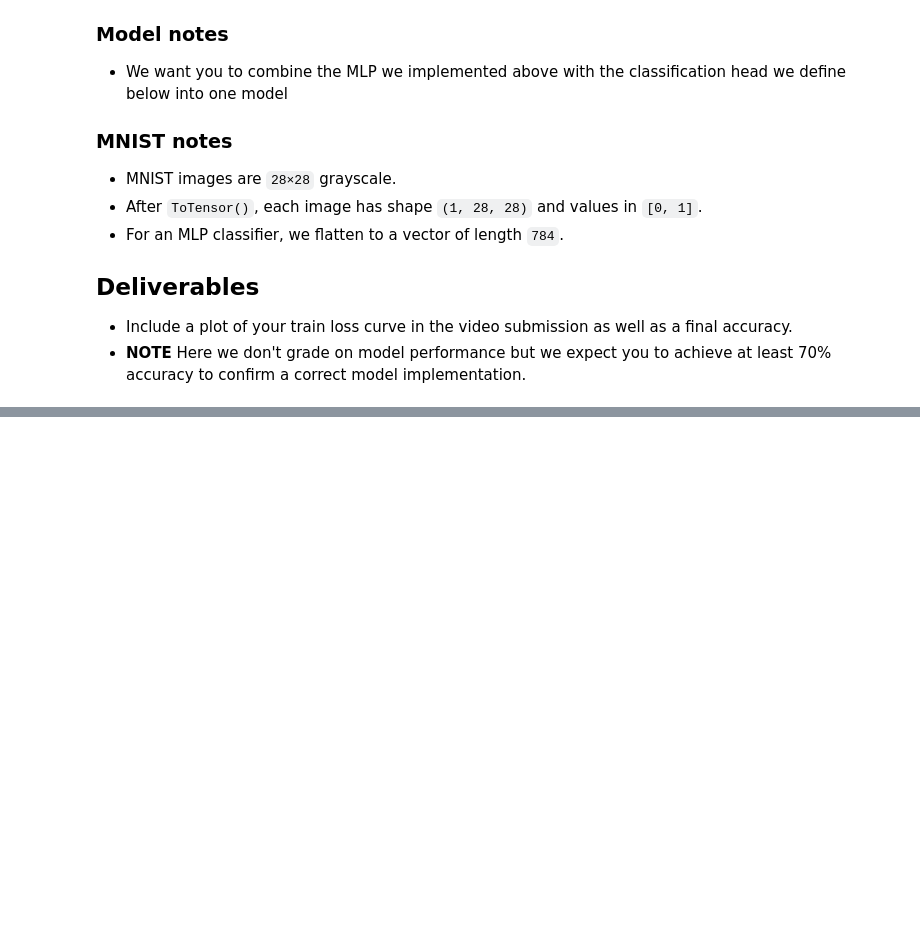
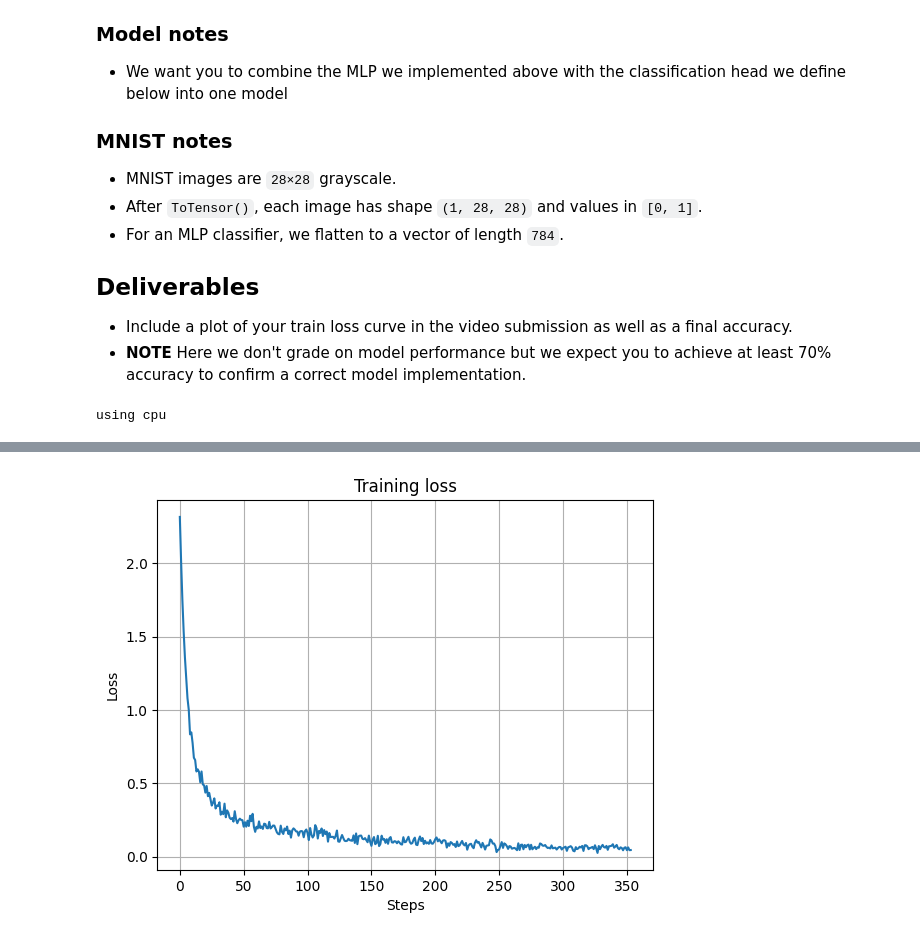
Before and after one commit to FelixNgFender/ethz-robot-learning, a Jupyter notebook: hw1_pytorch_tutorial/src/ex3.ipynb, the cells around one changed output, grey strips where cells are left out. Saved outputs shown, nothing was run; the diff lists cells and outputs as text; code cells hidden in the pictures; blank space fills up the shorter version.

```diff
--- a/hw1_pytorch_tutorial/src/ex3.ipynb
+++ b/hw1_pytorch_tutorial/src/ex3.ipynb
@@ -268,10 +285,21 @@ data → model → logits → loss → gradients → parameter update.
 from torch.utils.data import DataLoader
 from torchvision import datasets, transforms
 # %%
+use_device = False
+batch_size = 512
+epochs = 3
+lr = 3e-4
+
+device= torch.accelerator.current_accelerator() if torch.accelerator.is_available() and use_device else "cpu"
+print(f"using {device}")
 transform = transforms.ToTensor()  # -> float32 in [0,1], shape (1, 28, 28)
 
 train_ds = datasets.MNIST(root="data", train=True, download=True, transform=transform)
 test_ds  = datasets.MNIST(root="data", train=False, download=True, transform=transform)
 
 # TODO: define the dataloaders
+train_loader = DataLoader(train_ds, batch_size, shuffle=True, pin_memory=True)
+test_loader = DataLoader(test_ds, batch_size, shuffle=False, pin_memory=True)
+# %% [output]
+using cpu
 # %%
@@ -295,7 +331,8 @@ class ClassificationHead(nn.Module):
     def __init__(self, d_in: int, num_classes: int):
         super().__init__()
         # TODO: implement
-        raise NotImplementedError
+        self.flatten = nn.Flatten()
+        self.mlp = MLP(d_in**2, 512, num_classes, depth=2, use_layernorm=True)
 
     def forward(self, x: torch.Tensor) -> torch.Tensor:
         """
@@ -303,12 +340,24 @@ class ClassificationHead(nn.Module):
         return: (..., num_classes) logits
         """
         # TODO: implement
-        raise NotImplementedError
+        x = self.flatten(x)
+        logits = self.mlp(x)
+        return logits
 # %%
-def accuracy(loader):
+def accuracy(loader: DataLoader, model: nn.Module) -> float:
     # TODO: You can use this function to evaluate your model accuracy.
-    raise NotImplementedError
+    size = len(loader.dataset)
+    correct = 0
+    model.eval()
+    with torch.inference_mode():
+        for X, y in loader:
+            X, y = X.to(device), y.to(device)
+            logits= model(X)
+            correct += (logits.argmax(dim=-1) == y).type(torch.float).sum().item()
+    return correct / size
 # %%
+import matplotlib.pyplot as plt
+
 def train_classifier(
     model: nn.Module,
     train_data_loader: DataLoader,
@@ -333,4 +382,31 @@ def train_classifier(
     - do not use torch.nn.CrossEntropyLoss (use your cross_entropy_from_logits)
     """
     # TODO: implement
-    raise NotImplementedError
+    torch.manual_seed(seed)
+    optimizer = torch.optim.AdamW(model.parameters(), lr=lr)
+    losses = []
+    for epoch in range(epochs):
+        model.train()
+        for X, y in train_data_loader:
+            X, y = X.to(device), y.to(device)
+            logits = model(X)
+            loss = cross_entropy_from_logits(logits, y)
+            losses.append(loss.item())
+            optimizer.zero_grad()
+            loss.backward()
+            optimizer.step()
+
+        acc = accuracy(test_data_loader, model)
+        print(f"epoch={epoch + 1}/{epochs} | accuracy={acc:.2%}")
+    return losses
+
+model = ClassificationHead(28, 10).to(device)
+losses= train_classifier(model, train_loader, test_loader, lr=lr, epochs=epochs)
+
+plt.plot(losses)
+plt.title("Training loss")
+plt.xlabel("Steps")
+plt.ylabel("Loss")
+plt.grid(True)
+plt.show()
+# %% [output]
@@ -336,0 +416 @@ def train_classifier(
+[figure, added]
```
Also changed, not shown: parts of 7 cells of this notebook, 3 other files.
